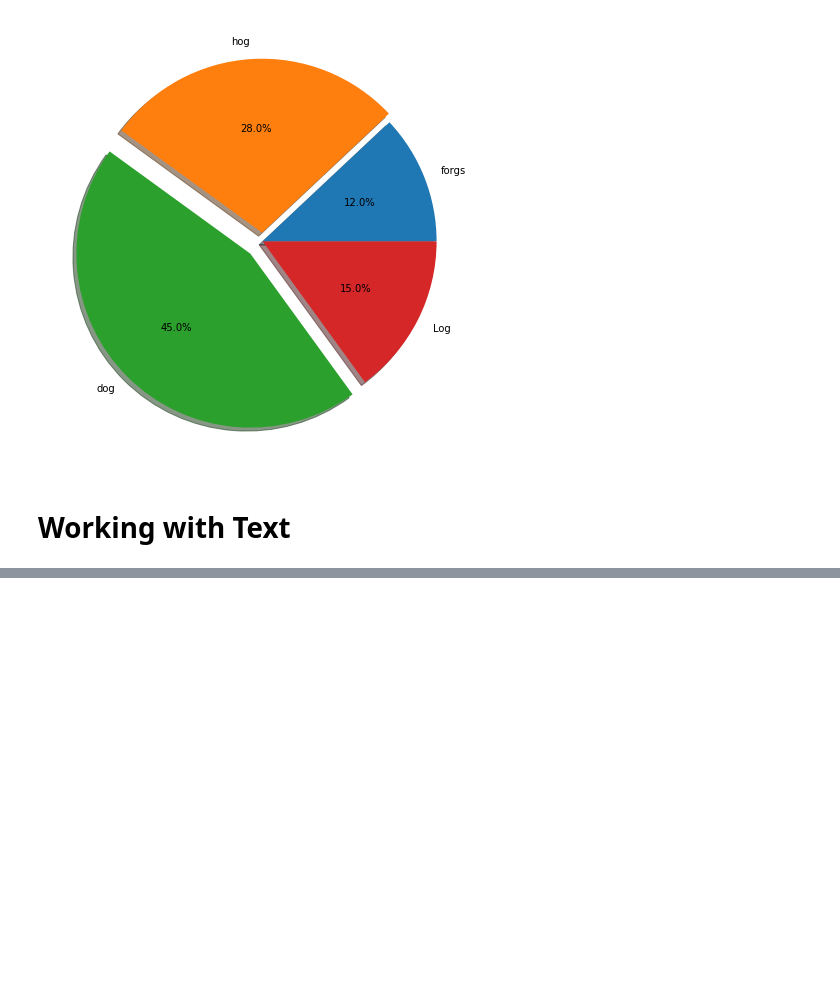
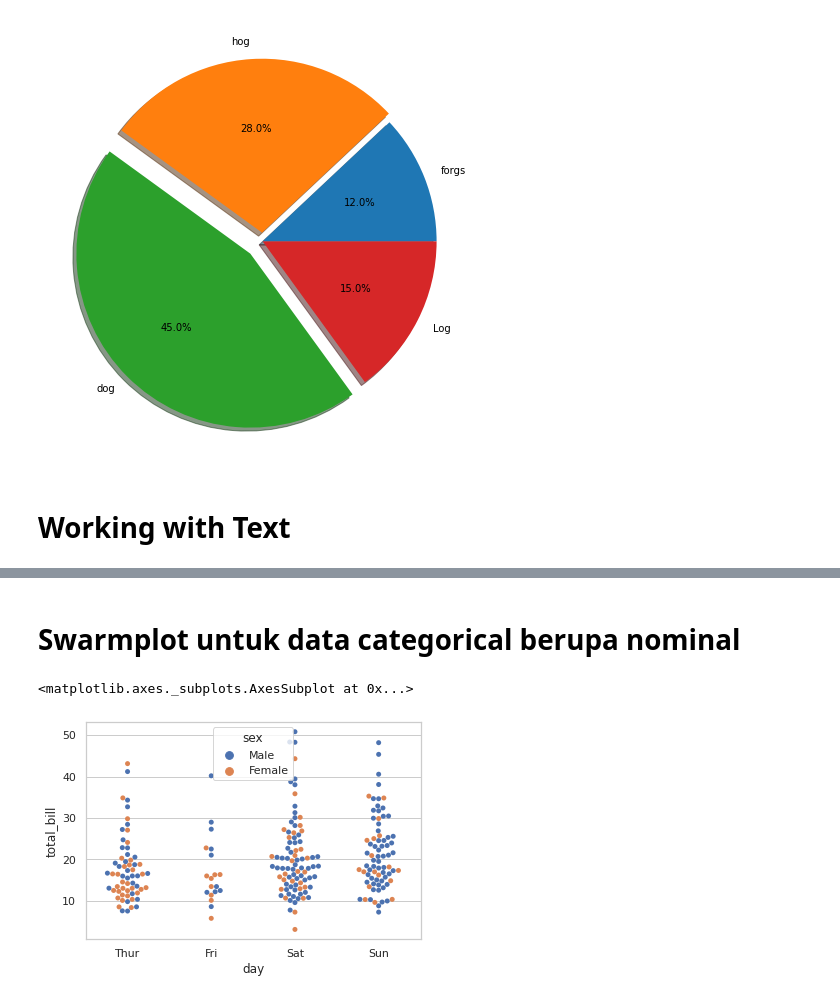
Before and after one commit to Akanerd/Orbit-Archieve, a Jupyter notebook: Day 11 - Live Code sesi 2.ipynb, the cells around one changed output, grey strips where cells are left out. Cells and saved outputs as stored; diff of their text form; code cells hidden in the pictures; blank space fills up the shorter version.

```diff
--- a/Day 11 - Live Code sesi 2.ipynb
+++ b/Day 11 - Live Code sesi 2.ipynb
@@ -44,0 +63,7 @@ plt.show()
+# %% [markdown]
+# Swarmplot untuk data categorical berupa nominal
+# %%
+sns.swarmplot(x="day",y="total_bill", hue='sex',data=tips)
+# %% [output]
+<matplotlib.axes._subplots.AxesSubplot at 0x...>
+[figure, added]
```
Also changed, not shown: parts of 15 cells of this notebook.
